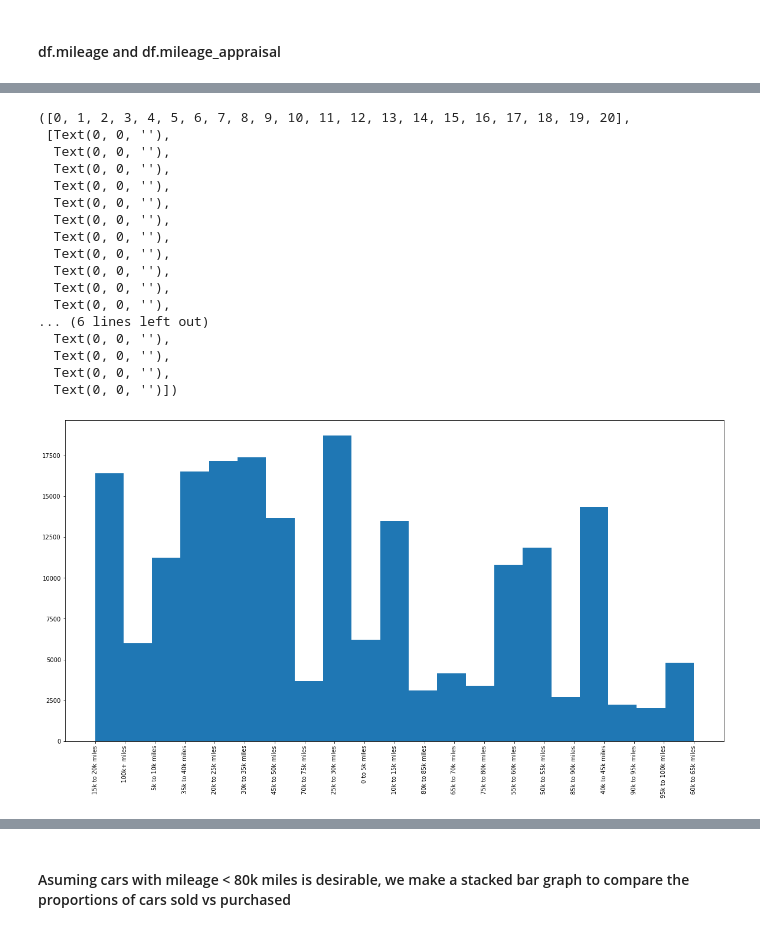
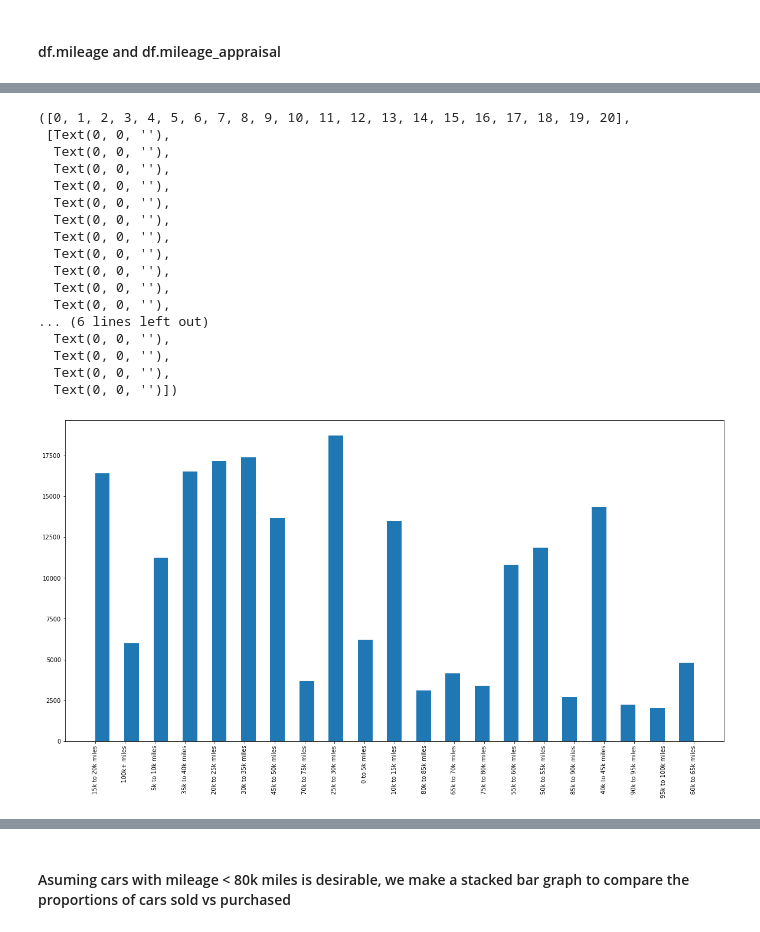
Before and after one commit to Siddharth1060/Car-recomendation-based-on-the-Cars-sold-at-Carmax, a Jupyter notebook: carmax_notebook.ipynb, the cells around one changed output, grey strips where cells are left out. Cells and saved outputs as stored; diff of their text form; code cells hidden in the pictures.

```diff
--- a/carmax_notebook.ipynb
+++ b/carmax_notebook.ipynb
@@ -4,5 +4,5 @@ import numpy as np
 import matplotlib.pyplot as plt
 import seaborn as sns
 # %%
-df= pd.read_csv('ShowcaseDataWinter2023.csv')
+df= pd.read_csv('C:/Users/SIDY BOY!/Desktop/UTD/Projects/Carmx/ShowcaseDataWinter2023.csv')
 # %%
@@ -219,27 +234,27 @@ df.mileage.value_counts()
 Name: mileage, dtype: int64
 # %%
 plt.subplots(figsize=(20,10))
-plt.hist(df.mileage, bins=21, stacked= True)
+plt.hist(df.mileage, bins=41, stacked= True)
 plt.xticks(rotation=90)
 # %% [output]
 ([0, 1, 2, 3, 4, 5, 6, 7, 8, 9, 10, 11, 12, 13, 14, 15, 16, 17, 18, 19, 20],
  [Text(0, 0, ''),
   Text(0, 0, ''),
   Text(0, 0, ''),
   Text(0, 0, ''),
   Text(0, 0, ''),
   Text(0, 0, ''),
   Text(0, 0, ''),
   Text(0, 0, ''),
   Text(0, 0, ''),
   Text(0, 0, ''),
   Text(0, 0, ''),
 ... (6 lines left out)
   Text(0, 0, ''),
   Text(0, 0, ''),
   Text(0, 0, ''),
   Text(0, 0, '')])
-[figure, old version]
+[figure, new version]
 # %%
 df.mileage_appraisal.value_counts()
 # %% [output]
```
Also changed, not shown: parts of 34 cells of this notebook.
